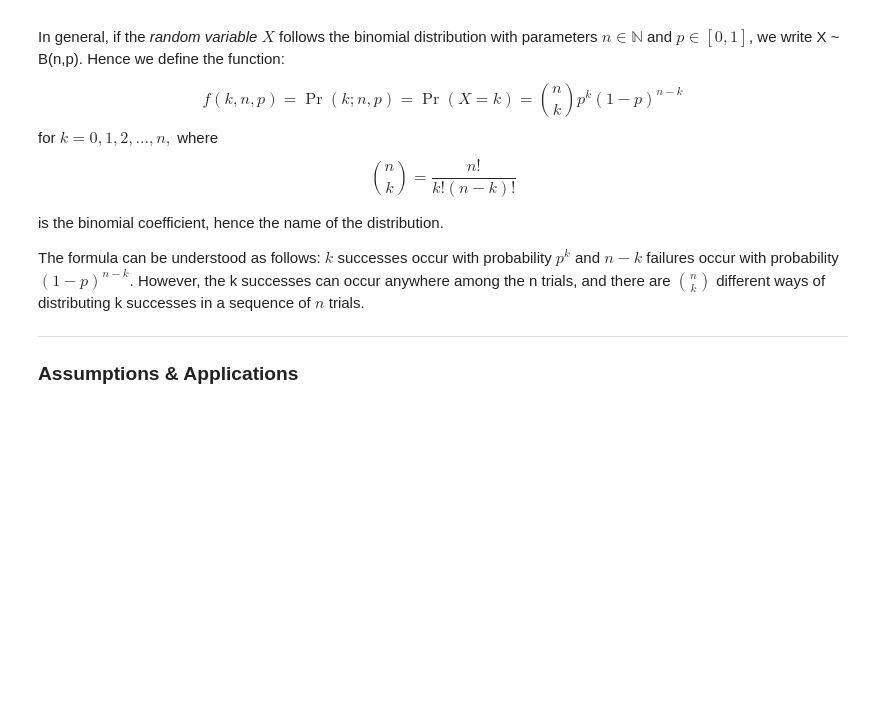
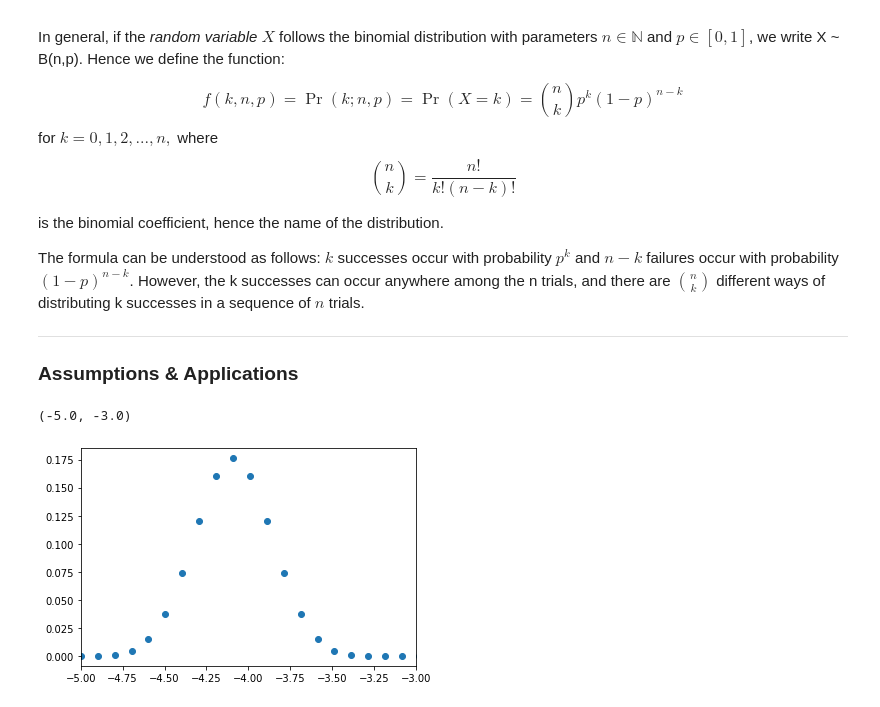
Before and after one commit to adeeconometrics/literate-programming, a Jupyter notebook: Probability_Distributions_Discrete.ipynb, the cells around one changed output. Drawn from its saved outputs; the diff is of its cells as text; code cells hidden in the pictures; blank space fills up the shorter version.

```diff
--- a/Probability_Distributions_Discrete.ipynb
+++ b/Probability_Distributions_Discrete.ipynb
@@ -58,3 +58,20 @@ The formula can be understood as follows: $k$ successes occur with probability $
 
 ----
 ### Assumptions & Applications
+# %%
+# plotting binomial distribution
+n = 20; p=0.5
+
+def bin_dist_pmf(n,p, k):
+    list_k = [i+1 for i in range(0,k)]
+    n_k = np.array([np.math.factorial(n)/(np.math.factorial(k)*np.math.factorial(np.abs(n-k))) for k in list_k])
+    return n_k*np.power(p,k)*np.power(1-p, n-k)
+
+x = np.linspace(-5,5,100)
+y = bin_dist_pmf(n,p, len(x))
+
+plt.scatter(x,y)
+plt.xlim(-5, -3)
+# %% [output]
+(-5.0, -3.0)
+[figure, added]
```
Also changed, not shown: parts of 20 cells of this notebook.
